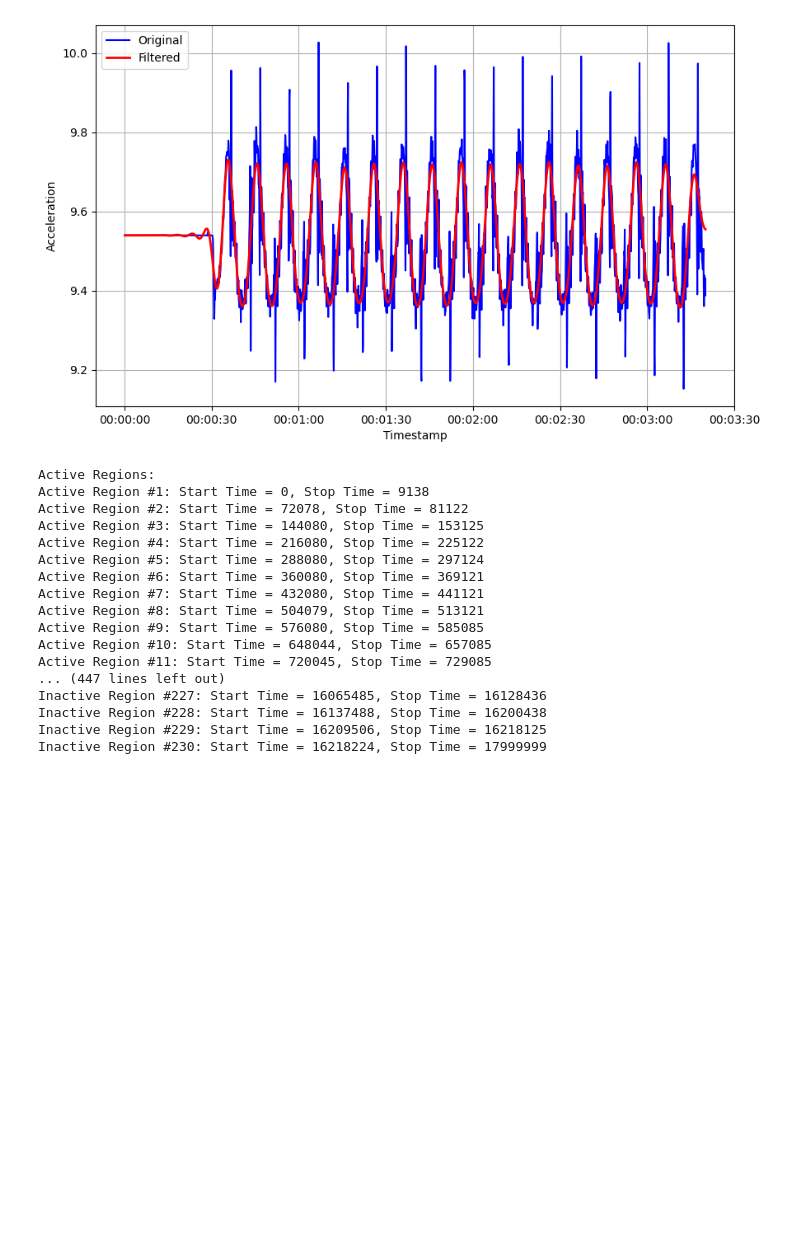
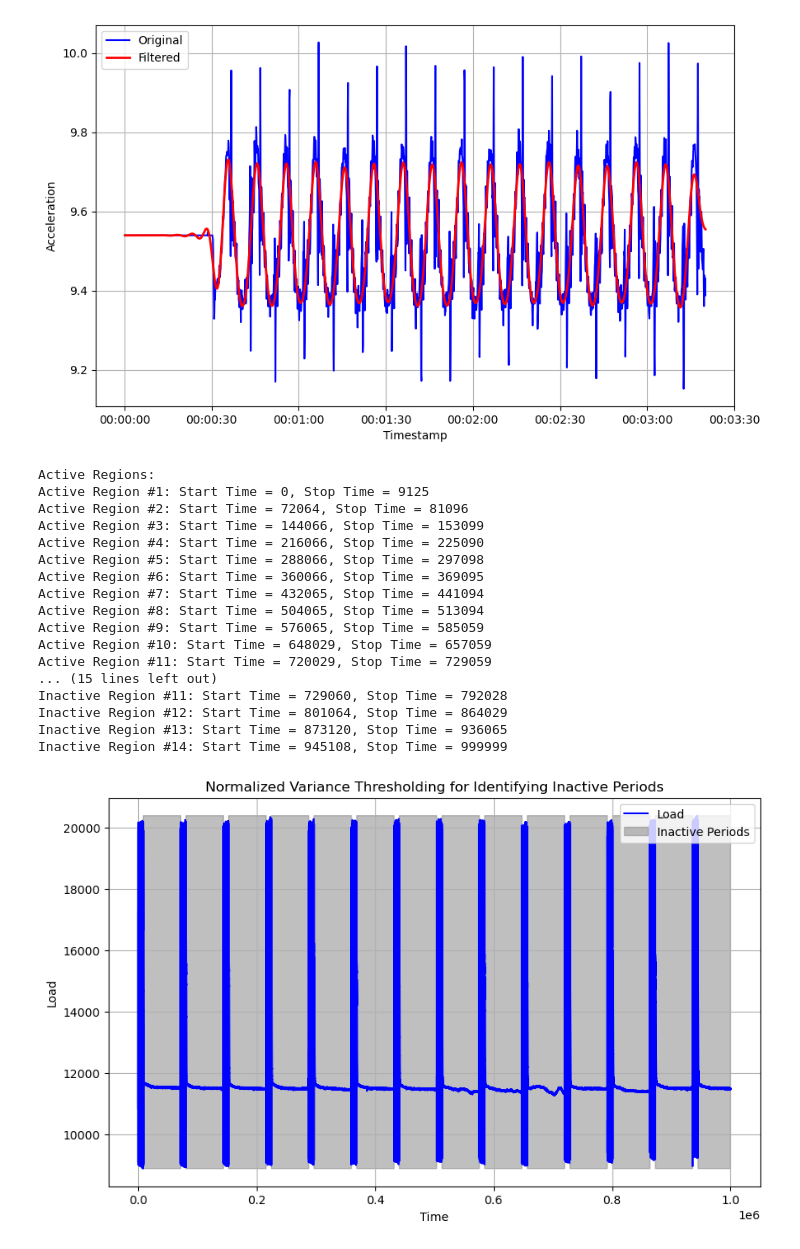
Before and after one commit to khilbert/data-science-projects, a Jupyter notebook: oil-pump-diagnostics.ipynb, the cells around one changed output. Saved outputs shown, nothing was run; the diff lists cells and outputs as text; code cells hidden in the pictures; blank space fills up the shorter version.

```diff
--- a/oil-pump-diagnostics.ipynb
+++ b/oil-pump-diagnostics.ipynb
@@ -77,22 +116,23 @@ plt.show()
 # %%
+import numpy as np
+import matplotlib.pyplot as plt
+
 # Select the first n data points of the 'Load' variable
-length = 18000000
+length = 1000000
 load_data = df['Load'].iloc[:length]
 
-# window_size = 100  # Adjust as needed
-# variance_values = load_data.rolling(window=window_size).var()
-# normalized_variance = variance_values / np.max(variance_values)
+# Calculate variance using a sliding window approach
+window_size = 100  # Adjust as needed
+variance_values = load_data.rolling(window=window_size).var()
 
-window_size = 100
-MA_window = 50
-variance_values = load_data.rolling(window=window_size).var()
+# Normalize the variance values so that the largest value is equal to 1
 normalized_variance = variance_values / np.max(variance_values)
-moving_average = normalized_variance.rolling(window=MA_window).mean()
 
+# Define threshold for identifying inactive periods
 threshold = 0.1  # Adjust as needed
 
 # Identify inactive periods based on variance threshold
-inactive_periods = moving_average < threshold
+inactive_periods = normalized_variance < threshold
 
 # Identify active and inactive regions
 active_regions = []
@@ -112,47 +152,59 @@ for i, is_inactive in enumerate(inactive_periods):
         current_region_start = i
     elif not is_inactive and current_region_start is not None:
         append_region(current_region_start, i - 1, True)
         current_region_start = None
 
 if current_region_start is not None:
     append_region(current_region_start, len(inactive_periods) - 1, True)
 
 # Identify active regions by finding stretches of False values
 current_region_start = None
 for i, is_inactive in enumerate(inactive_periods):
     if not is_inactive and current_region_start is None:
         current_region_start = i
     elif is_inactive and current_region_start is not None:
         append_region(current_region_start, i - 1, False)
         current_region_start = None
 
 if current_region_start is not None:
     append_region(current_region_start, len(inactive_periods) - 1, False)
 
 # Output the starting and stopping timestamps for each region
 print("Active Regions:")
 for idx, (start, stop) in enumerate(active_regions):
     print(f"Active Region #{idx + 1}: Start Time = {load_data.index[start]}, Stop Time = {load_data.index[stop]}")
-#     print(f"Active Region #{idx + 1}: Start Time = {load_data.index[start]}, Stop Time = {load_data.index[stop]}, Run Time = {load_data.index[stop]-load_data.index[start]}")
 
 print("\nInactive Regions:")
 for idx, (start, stop) in enumerate(inactive_regions):
     print(f"Inactive Region #{idx + 1}: Start Time = {load_data.index[start]}, Stop Time = {load_data.index[stop]}")
+
+# Visualization
+plt.figure(figsize=(10, 6))
+plt.plot(load_data, color='blue', label='Load')
+# plt.plot(normalized_variance, color='red', linestyle='--', label='Normalized Variance')
+plt.fill_between(load_data.index, np.min(load_data), np.max(load_data), where=inactive_periods, color='gray', alpha=0.5, label='Inactive Periods')
+plt.title('Normalized Variance Thresholding for Identifying Inactive Periods')
+plt.xlabel('Time')
+plt.ylabel('Load')
+plt.legend()
+plt.grid(True)
+plt.show()
 # %% [output]
 Active Regions:
-Active Region #1: Start Time = 0, Stop Time = 9138
-Active Region #2: Start Time = 72078, Stop Time = 81122
-Active Region #3: Start Time = 144080, Stop Time = 153125
-Active Region #4: Start Time = 216080, Stop Time = 225122
-Active Region #5: Start Time = 288080, Stop Time = 297124
-Active Region #6: Start Time = 360080, Stop Time = 369121
-Active Region #7: Start Time = 432080, Stop Time = 441121
-Active Region #8: Start Time = 504079, Stop Time = 513121
-Active Region #9: Start Time = 576080, Stop Time = 585085
-Active Region #10: Start Time = 648044, Stop Time = 657085
-Active Region #11: Start Time = 720045, Stop Time = 729085
-... (447 lines left out)
-Inactive Region #227: Start Time = 16065485, Stop Time = 16128436
-Inactive Region #228: Start Time = 16137488, Stop Time = 16200438
-Inactive Region #229: Start Time = 16209506, Stop Time = 16218125
-Inactive Region #230: Start Time = 16218224, Stop Time = 17999999
+Active Region #1: Start Time = 0, Stop Time = 9125
+Active Region #2: Start Time = 72064, Stop Time = 81096
+Active Region #3: Start Time = 144066, Stop Time = 153099
+Active Region #4: Start Time = 216066, Stop Time = 225090
+Active Region #5: Start Time = 288066, Stop Time = 297098
+Active Region #6: Start Time = 360066, Stop Time = 369095
+Active Region #7: Start Time = 432065, Stop Time = 441094
+Active Region #8: Start Time = 504065, Stop Time = 513094
+Active Region #9: Start Time = 576065, Stop Time = 585059
+Active Region #10: Start Time = 648029, Stop Time = 657059
+Active Region #11: Start Time = 720029, Stop Time = 729059
+... (15 lines left out)
+Inactive Region #11: Start Time = 729060, Stop Time = 792028
+Inactive Region #12: Start Time = 801064, Stop Time = 864029
+Inactive Region #13: Start Time = 873120, Stop Time = 936065
+Inactive Region #14: Start Time = 945108, Stop Time = 999999
+[figure, added]
```
Also changed, not shown: parts of 16 cells of this notebook.
